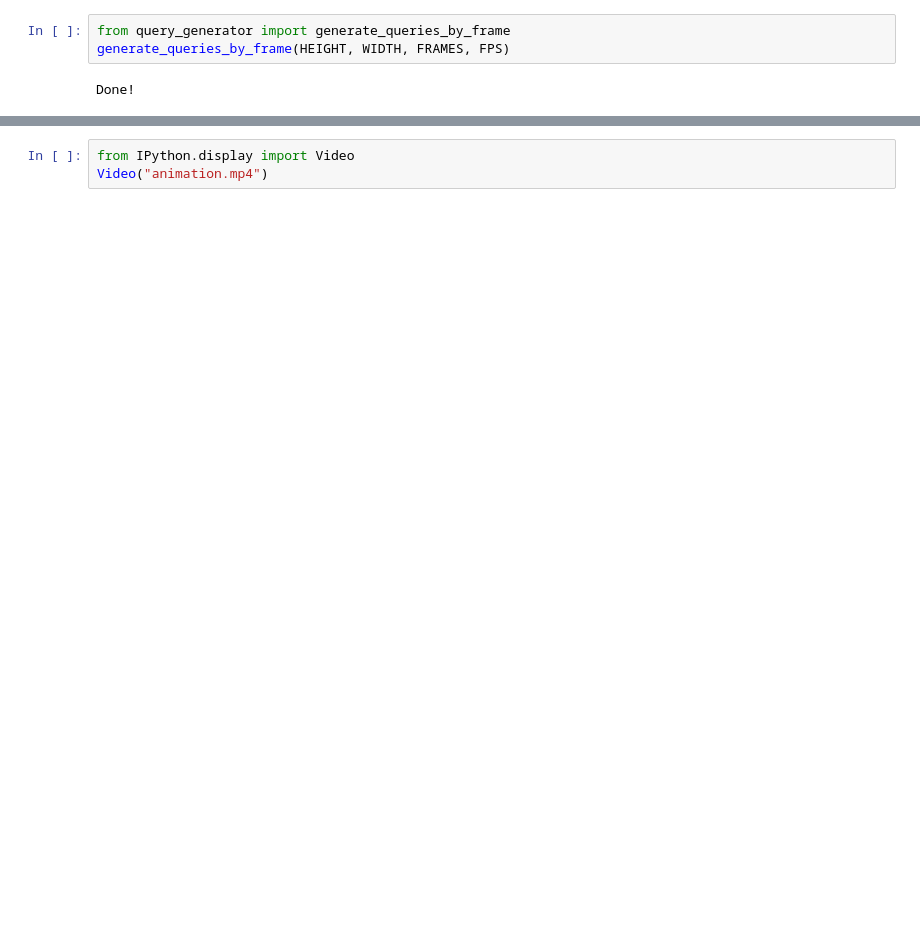
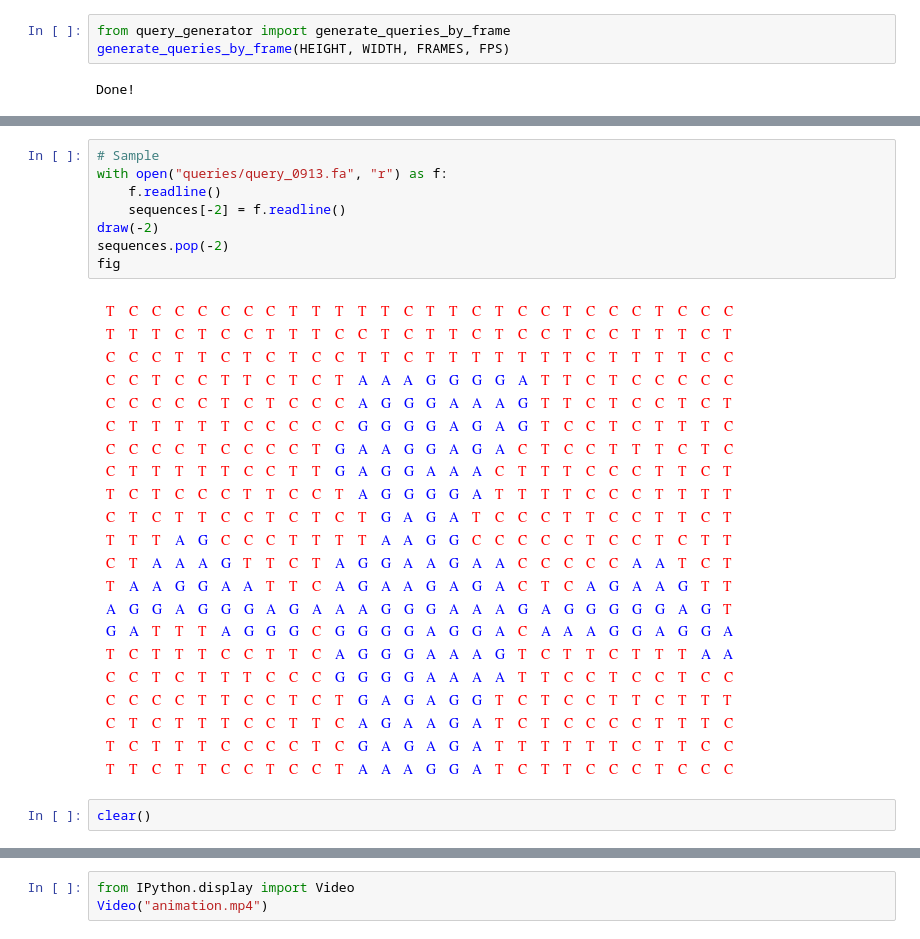
Before and after one commit to kevinjycui/bad-apple-on-human-genome, a Jupyter notebook: render.ipynb, the cells around one changed output, grey strips where cells are left out. Saved outputs shown, nothing was run; the diff lists cells and outputs as text; blank space fills up the shorter version.

```diff
--- a/render.ipynb
+++ b/render.ipynb
@@ -10,0 +79,12 @@ Done!
+# %%
+# Sample
+with open("queries/query_0913.fa", "r") as f:
+    f.readline()
+    sequences[-2] = f.readline()
+draw(-2)
+sequences.pop(-2)
+fig
+# %% [output]
+[figure, added]
+# %%
+clear()
```
Also changed, not shown: parts of 12 cells of this notebook, 2 other files.
